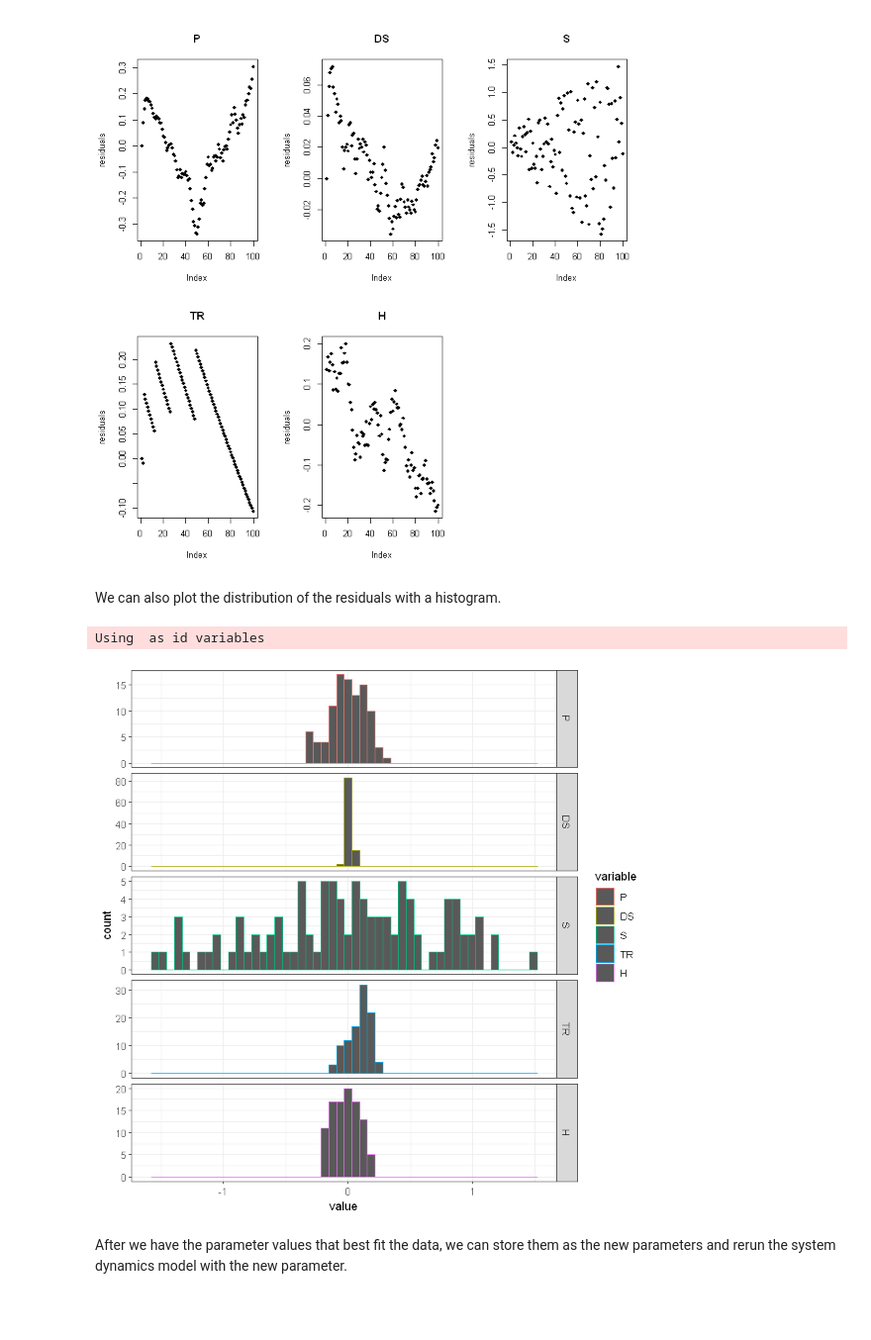
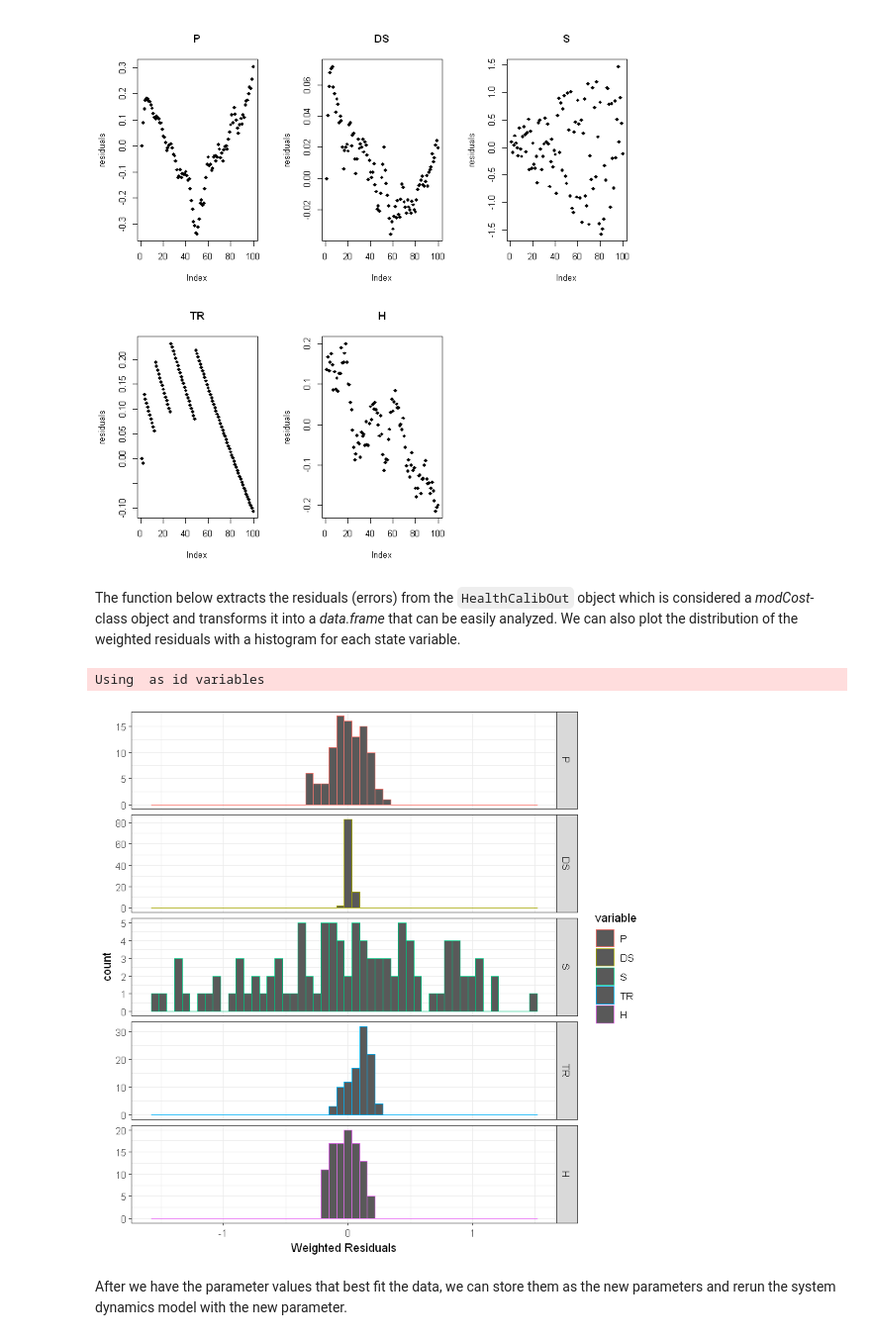
Before and after one commit to scarygary89/SimpleHealthDataSharingSD, a Jupyter notebook: HealthDataSharingModel.ipynb, the cells around one changed output. Shown at 99% size. Saved outputs shown, nothing was run; the diff lists cells and outputs as text; code cells hidden in the pictures; blank space fills up the shorter version.

```diff
--- a/HealthDataSharingModel.ipynb
+++ b/HealthDataSharingModel.ipynb
@@ -359,25 +359,26 @@ By using the `plot` function, We can also investigate the residuals for each tim
 plot(HealthCalibOut)
 # %% [output]
 [figure]
-# %% [markdown]
-We can also plot the distribution of the residuals with a histogram.
+# %% [markdown]
+The function below extracts the residuals (errors) from the `HealthCalibOut` object which is considered a *modCost*-class object and transforms it into a *data.frame* that can be easily analyzed.  We can also plot the distribution of the weighted residuals with a histogram for each state variable.
 # %%
 ResidualExtractor <- function(CalibOutput) {                                 # Extract residuals
     varnames <- unique(names(CalibOutput[['residuals']]))
     Res <- sapply(varnames, function(x){
         CalibOutput[['residuals']][names(CalibOutput[['residuals']]) == x]
     })
     return(data.frame(Res))
 }
 varRes <- ResidualExtractor(HealthCalibOut)
 mvarRes = melt(varRes)
 ggplot(mvarRes,aes(x=value,color=variable)) +
     geom_histogram(bins=50) +
     facet_grid(variable ~ ., scales = "free") +
+    xlab('Weighted Residuals') +
     theme_bw()
 # %% [output]
 Using  as id variables
-[figure, old version]
+[figure, new version]
 # %% [markdown]
 After we have the parameter values that best fit the data, we can store them as the new parameters and rerun the system dynamics model with the new parameter.
 # %%
```
